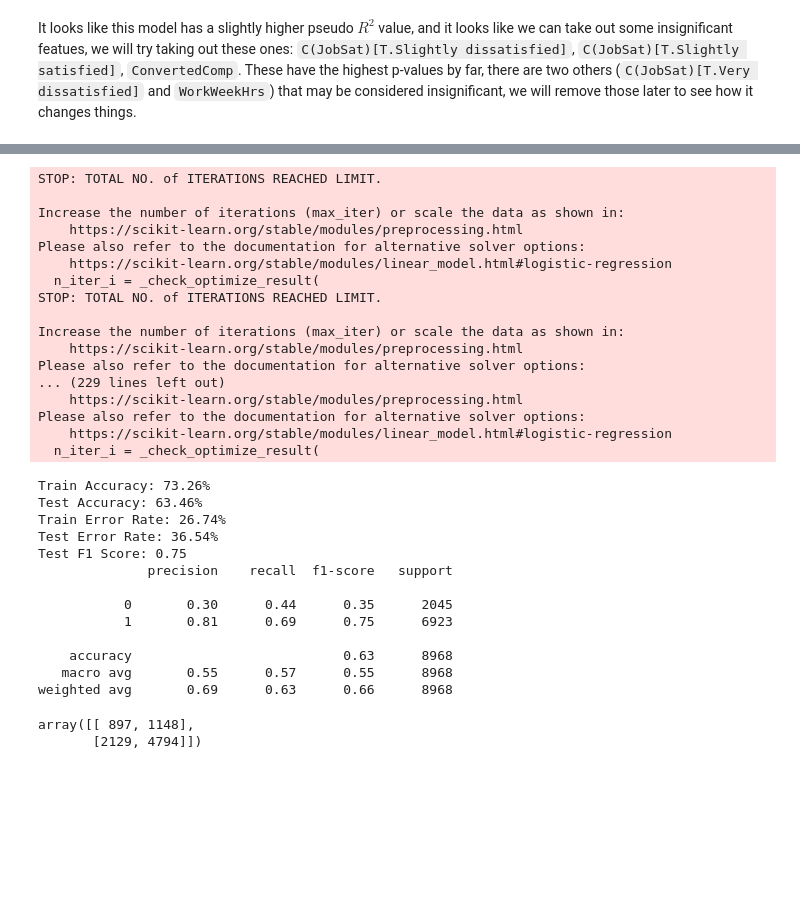
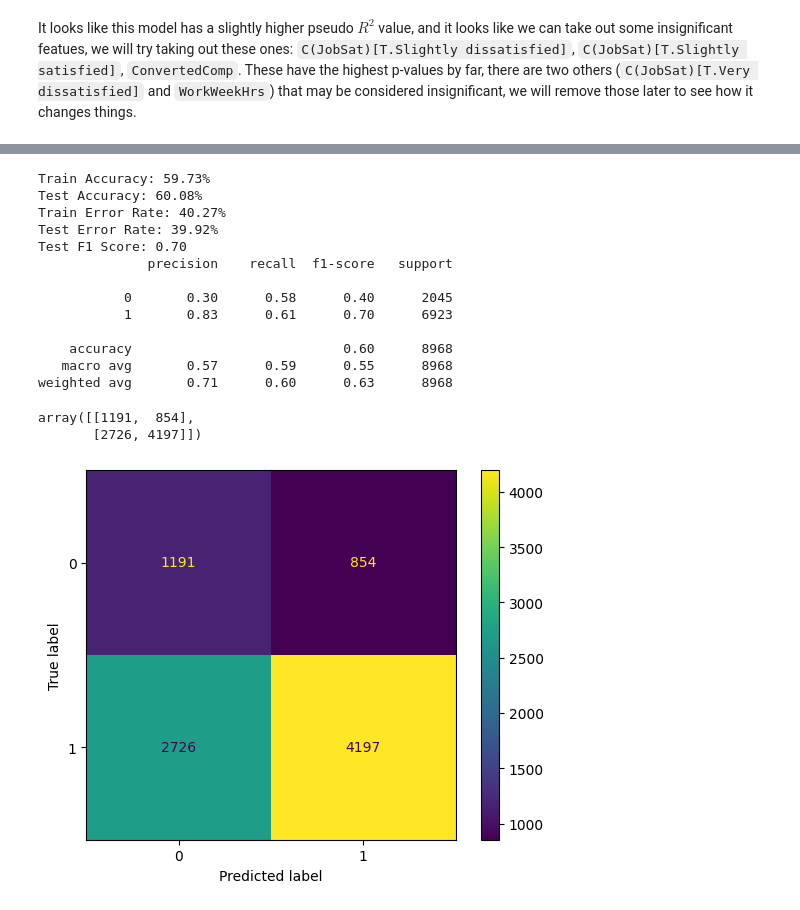
Before and after one commit to lmr97/datamining_proj_final, a Jupyter notebook: Project4.ipynb, the cells around one changed output, grey strips where cells are left out. Drawn from its saved outputs; the diff is of its cells as text; code cells hidden in the pictures; blank space fills up the shorter version.

Commit message:
Tuned some hyperparameters, and added visualization for the confusion matrix.

```diff
--- a/Project4.ipynb
+++ b/Project4.ipynb
@@ -374,8 +392,16 @@ WorkWeekHrs                               0.0016      0.001      1.588      0.11
 # %%
 param_grid = {
     'classifier__C': np.logspace(-4, 4, 20),
-    'classifier__solver': ['lbfgs', 'liblinear']
+    'classifier__solver': ['saga', 'sag']   # replaced 'lbfgs', 'liblinear'
 }
+
+pipeline = Pipeline([
+    ('preprocessor', OneHotEncoder(handle_unknown="ignore")),
+    ('classifier', LogisticRegression(random_state=42,
+                                      max_iter=500,
+                                      # adds weights to Y data so that larger class is comparably sized to smaller class
+                                      class_weight='balanced'))
+])
 
 cv = StratifiedKFold(n_splits=5)
 grid_search = GridSearchCV(pipeline,
@@ -391,60 +417,45 @@ y_test = test_data['Hobbyist']
 
 grid_search.fit(x_train, y_train)
 
 best_params = grid_search.best_params_
 best_score = grid_search.best_score_
 
 best_model = grid_search.best_estimator_
 y_pred_test = best_model.predict(x_test)
 y_pred_train = best_model.predict(x_train)
 
 accuracy_train = accuracy_score(y_train, y_pred_train)
 accuracy_test = accuracy_score(y_test, y_pred_test)
 error_rate_train = 1 - accuracy_train
 error_rate_test = 1 - accuracy_test
 f1_score_test = f1_score(y_test, y_pred_test, pos_label=1)  # relabeling of Y already done earlier
 
 conf_matrix = confusion_matrix(y_test, y_pred_test)
 
 print(f"\nTrain Accuracy: {accuracy_train*100:.2f}%")
 print(f"Test Accuracy: {accuracy_test*100:.2f}%")
 print(f"Train Error Rate: {error_rate_train*100:.2f}%")
 print(f"Test Error Rate: {error_rate_test*100:.2f}%")
 print(f"Test F1 Score: {f1_score_test:.2f}")
 
 print(classification_report(y_test, y_pred_test))
+ConfusionMatrixDisplay.from_estimator(grid_search, x_test, y_test)
 
 conf_matrix
 # %% [output]
-STOP: TOTAL NO. of ITERATIONS REACHED LIMIT.
+Train Accuracy: 59.73%
+Test Accuracy: 60.08%
+Train Error Rate: 40.27%
+Test Error Rate: 39.92%
+Test F1 Score: 0.70
+              precision    recall  f1-score   support
 
-Increase the number of iterations (max_iter) or scale the data as shown in:
-    https://scikit-learn.org/stable/modules/preprocessing.html
-Please also refer to the documentation for alternative solver options:
-    https://scikit-learn.org/stable/modules/linear_model.html#logistic-regression
-  n_iter_i = _check_optimize_result(
-STOP: TOTAL NO. of ITERATIONS REACHED LIMIT.
+           0       0.30      0.58      0.40      2045
+           1       0.83      0.61      0.70      6923
 
-Increase the number of iterations (max_iter) or scale the data as shown in:
-    https://scikit-learn.org/stable/modules/preprocessing.html
-Please also refer to the documentation for alternative solver options:
-... (229 lines left out)
-    https://scikit-learn.org/stable/modules/preprocessing.html
-Please also refer to the documentation for alternative solver options:
-    https://scikit-learn.org/stable/modules/linear_model.html#logistic-regression
-  n_iter_i = _check_optimize_result(
+    accuracy                           0.60      8968
+   macro avg       0.57      0.59      0.55      8968
+weighted avg       0.71      0.60      0.63      8968
-Train Accuracy: 73.26%
-Test Accuracy: 63.46%
-Train Error Rate: 26.74%
-Test Error Rate: 36.54%
-Test F1 Score: 0.75
-              precision    recall  f1-score   support
-
-           0       0.30      0.44      0.35      2045
-           1       0.81      0.69      0.75      6923
-
-    accuracy                           0.63      8968
-   macro avg       0.55      0.57      0.55      8968
-weighted avg       0.69      0.63      0.66      8968
+array([[1191,  854],
+       [2726, 4197]])
-array([[ 897, 1148],
-       [2129, 4794]])
+[figure, added]
```
Also changed, not shown: parts of 6 cells of this notebook.
